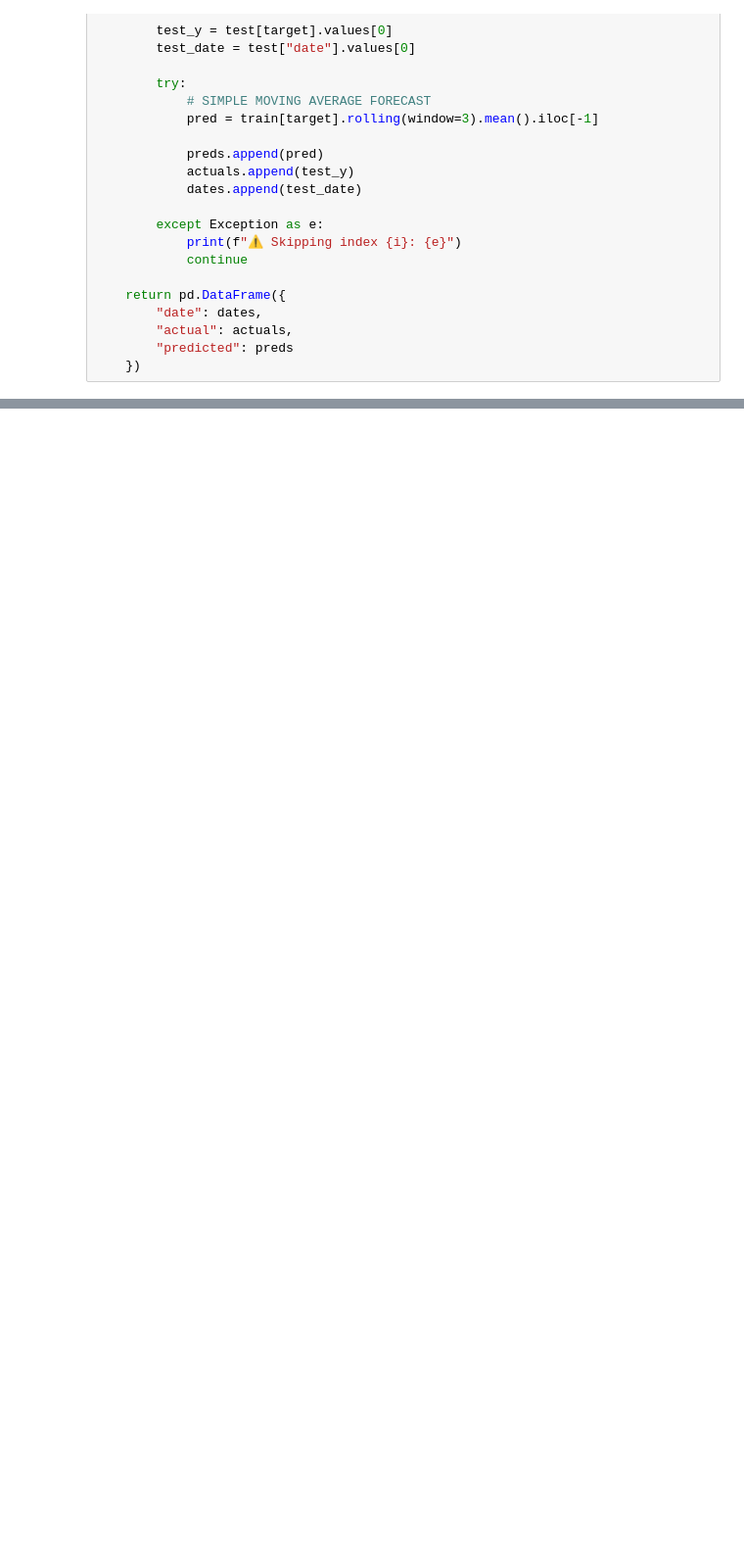
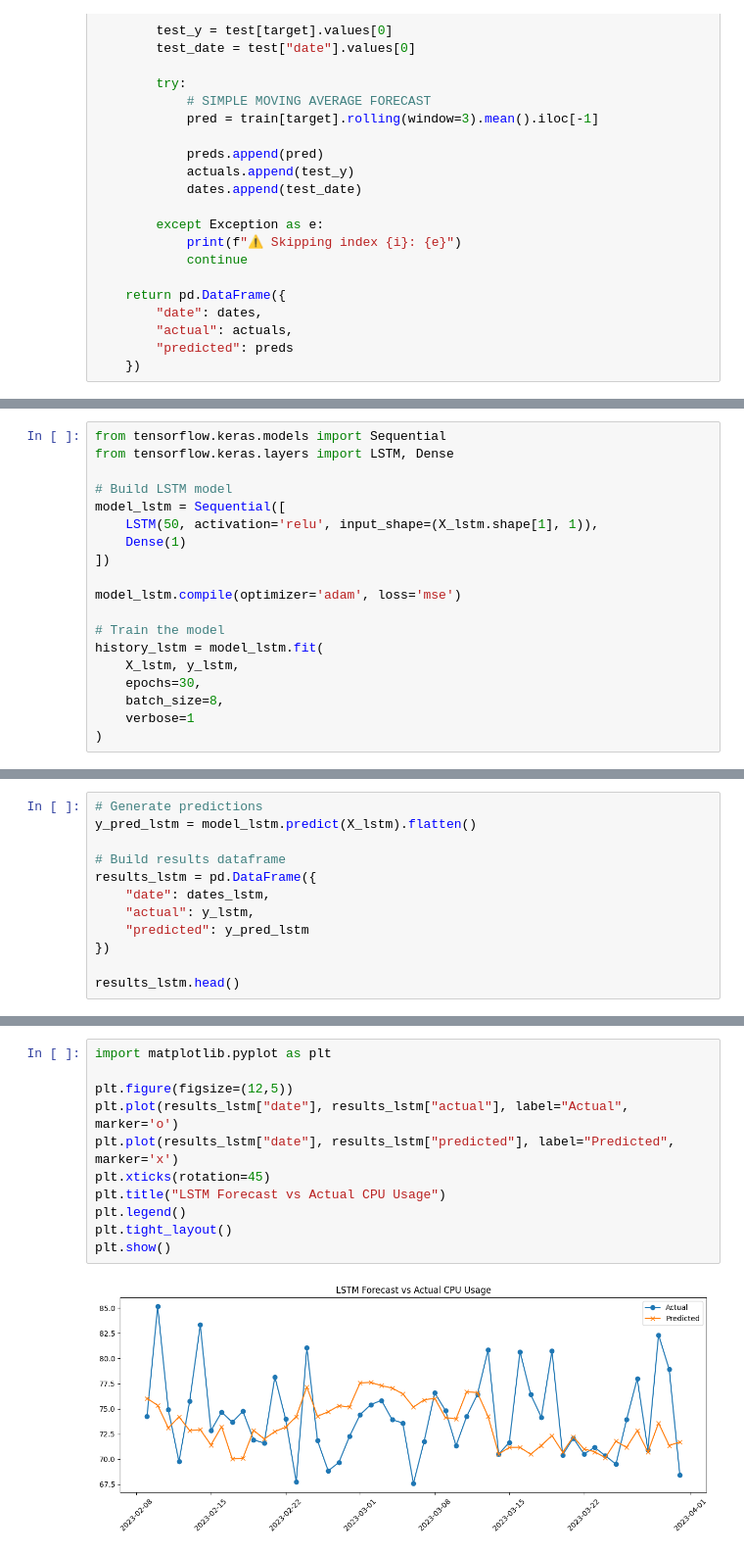
Before and after one commit to springboard1233/AZURE_BATCH-4_BACKEND_TEAM_B, a Jupyter notebook: notebooks/Backtesting.ipynb, the cells around one changed output, grey strips where cells are left out. Shown at 98% size. Saved outputs shown, nothing was run; the diff lists cells and outputs as text; blank space fills up the shorter version.

```diff
--- a/notebooks/Backtesting.ipynb
+++ b/notebooks/Backtesting.ipynb
@@ -172,0 +386,19 @@ Higher robustness than a single train-test split
+# %%
+from tensorflow.keras.models import Sequential
+from tensorflow.keras.layers import LSTM, Dense
+
+# Build LSTM model
+model_lstm = Sequential([
+    LSTM(50, activation='relu', input_shape=(X_lstm.shape[1], 1)),
+    Dense(1)
+])
+
+model_lstm.compile(optimizer='adam', loss='mse')
+
+# Train the model
+history_lstm = model_lstm.fit(
+    X_lstm, y_lstm,
+    epochs=30,
+    batch_size=8,
+    verbose=1
+)
@@ -172,0 +426,12 @@ Higher robustness than a single train-test split
+# %%
+# Generate predictions
+y_pred_lstm = model_lstm.predict(X_lstm).flatten()
+
+# Build results dataframe
+results_lstm = pd.DataFrame({
+    "date": dates_lstm,
+    "actual": y_lstm,
+    "predicted": y_pred_lstm
+})
+
+results_lstm.head()
@@ -172,0 +467,13 @@ Higher robustness than a single train-test split
+# %%
+import matplotlib.pyplot as plt
+
+plt.figure(figsize=(12,5))
+plt.plot(results_lstm["date"], results_lstm["actual"], label="Actual", marker='o')
+plt.plot(results_lstm["date"], results_lstm["predicted"], label="Predicted", marker='x')
+plt.xticks(rotation=45)
+plt.title("LSTM Forecast vs Actual CPU Usage")
+plt.legend()
+plt.tight_layout()
+plt.show()
+# %% [output]
+[figure, added]
```
Also changed, not shown: parts of 45 cells of this notebook, 1 other file.
